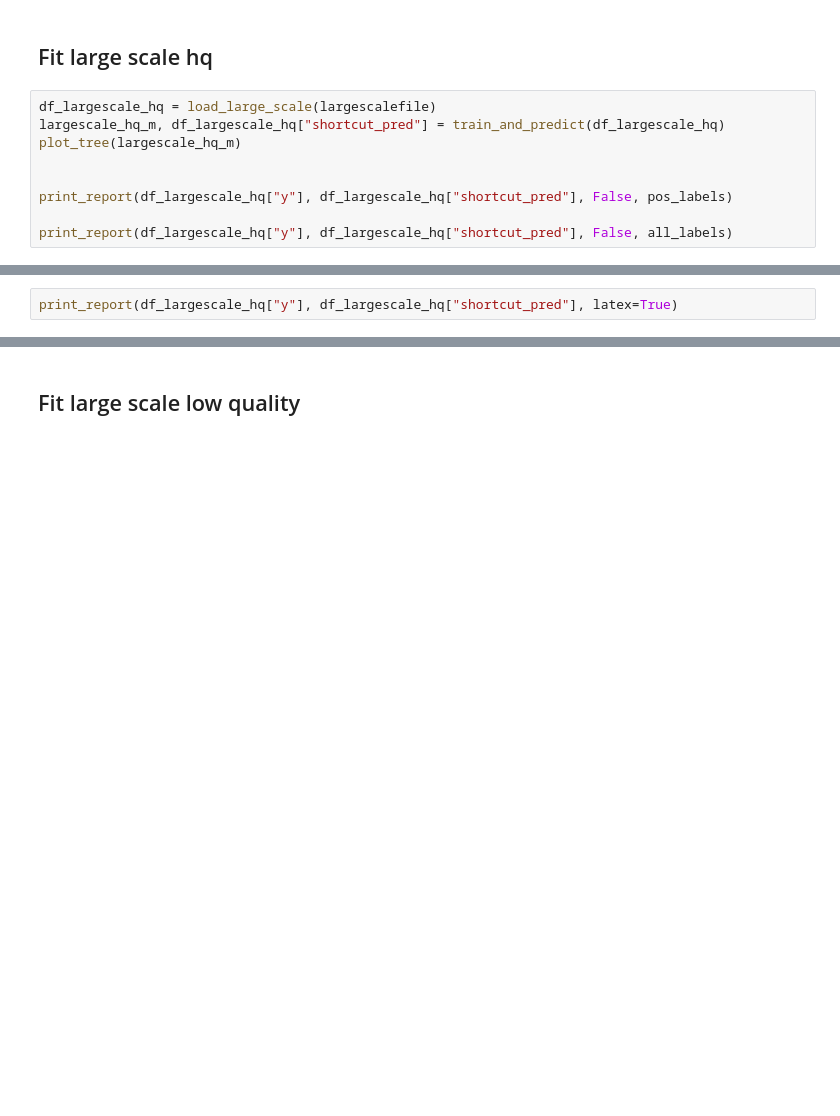
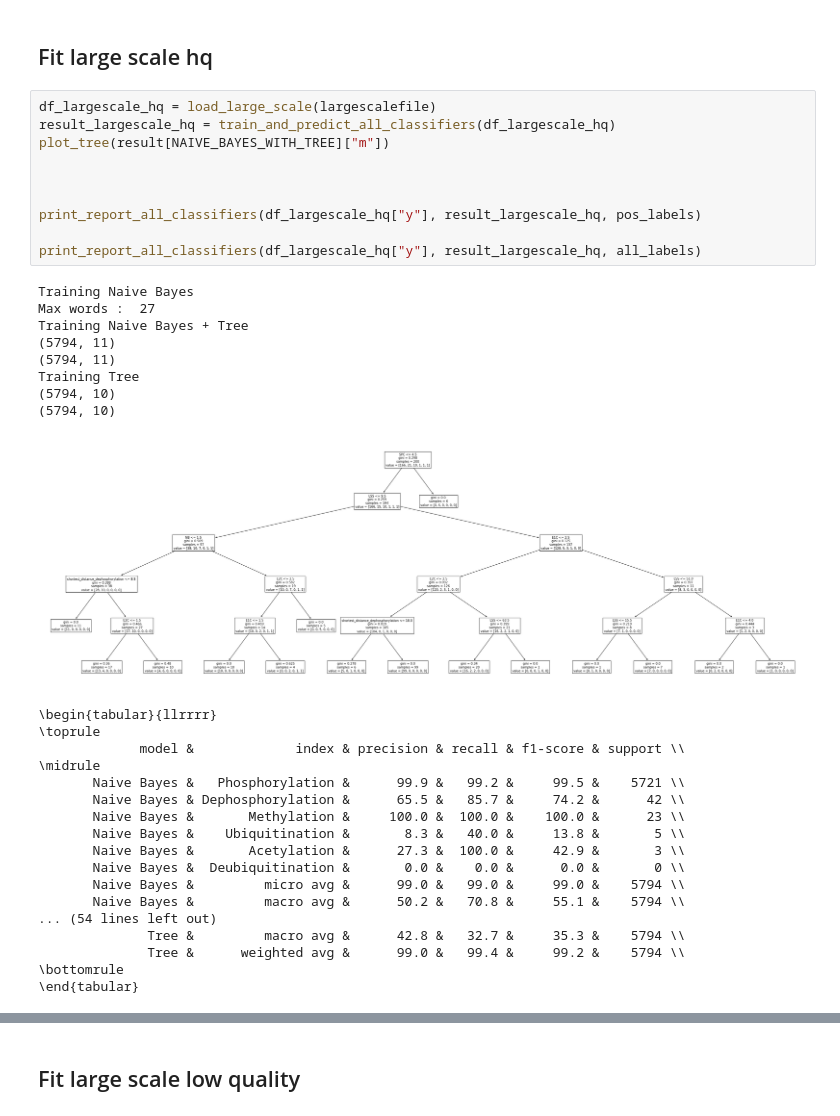
Before and after one commit to elangovana/bert-shortcuts, a Jupyter notebook: notebooks/ptm_ppi_shortcut_analysis.ipynb, the cells around one changed output, grey strips where cells are left out. Cells and saved outputs as stored; diff of their text form; blank space fills up the shorter version.

```diff
--- a/notebooks/ptm_ppi_shortcut_analysis.ipynb
+++ b/notebooks/ptm_ppi_shortcut_analysis.ipynb
@@ -320,10 +338,38 @@ weighted avg      &        95.6 &     96.3 &       95.9 &   35200.0 &        69.
 ## Fit large scale hq
 # %%
 df_largescale_hq = load_large_scale(largescalefile)
-largescale_hq_m, df_largescale_hq["shortcut_pred"] = train_and_predict(df_largescale_hq)
-plot_tree(largescale_hq_m)
+result_largescale_hq = train_and_predict_all_classifiers(df_largescale_hq)
+plot_tree(result[NAIVE_BAYES_WITH_TREE]["m"])
 
 
-print_report(df_largescale_hq["y"], df_largescale_hq["shortcut_pred"], False, pos_labels)
 
-print_report(df_largescale_hq["y"], df_largescale_hq["shortcut_pred"], False, all_labels)
+print_report_all_classifiers(df_largescale_hq["y"], result_largescale_hq, pos_labels)
+
+print_report_all_classifiers(df_largescale_hq["y"], result_largescale_hq, all_labels)
+# %% [output]
+Training Naive Bayes
+Max words :  27
+Training Naive Bayes + Tree
+(5794, 11)
+(5794, 11)
+Training Tree
+(5794, 10)
+(5794, 10)
+[figure, added]
+\begin{tabular}{llrrrr}
+\toprule
+             model &             index & precision & recall & f1-score & support \\
+\midrule
+       Naive Bayes &   Phosphorylation &      99.9 &   99.2 &     99.5 &    5721 \\
+       Naive Bayes & Dephosphorylation &      65.5 &   85.7 &     74.2 &      42 \\
+       Naive Bayes &       Methylation &     100.0 &  100.0 &    100.0 &      23 \\
+       Naive Bayes &    Ubiquitination &       8.3 &   40.0 &     13.8 &       5 \\
+       Naive Bayes &       Acetylation &      27.3 &  100.0 &     42.9 &       3 \\
+       Naive Bayes &  Deubiquitination &       0.0 &    0.0 &      0.0 &       0 \\
+       Naive Bayes &         micro avg &      99.0 &   99.0 &     99.0 &    5794 \\
+       Naive Bayes &         macro avg &      50.2 &   70.8 &     55.1 &    5794 \\
+... (54 lines left out)
+              Tree &         macro avg &      42.8 &   32.7 &     35.3 &    5794 \\
+              Tree &      weighted avg &      99.0 &   99.4 &     99.2 &    5794 \\
+\bottomrule
+\end{tabular}
@@ -330,3 +393 @@ print_report(df_largescale_hq["y"], df_largescale_hq["shortcut_pred"], False, al
-# %%
-print_report(df_largescale_hq["y"], df_largescale_hq["shortcut_pred"], latex=True)
 # %%
```
Also changed, not shown: parts of 22 cells of this notebook, 4 other files.
